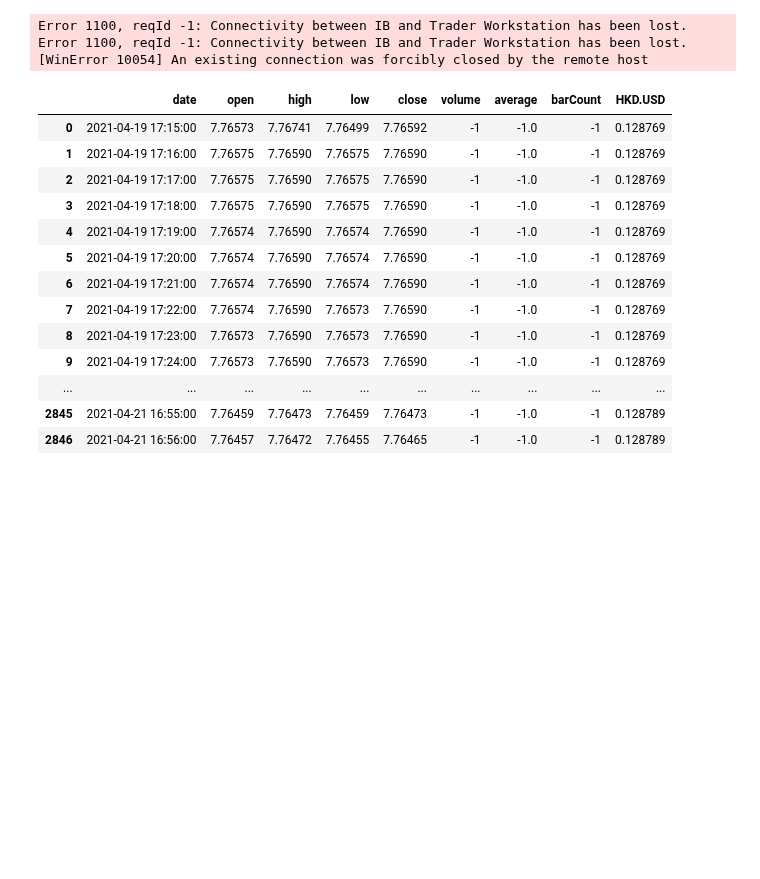
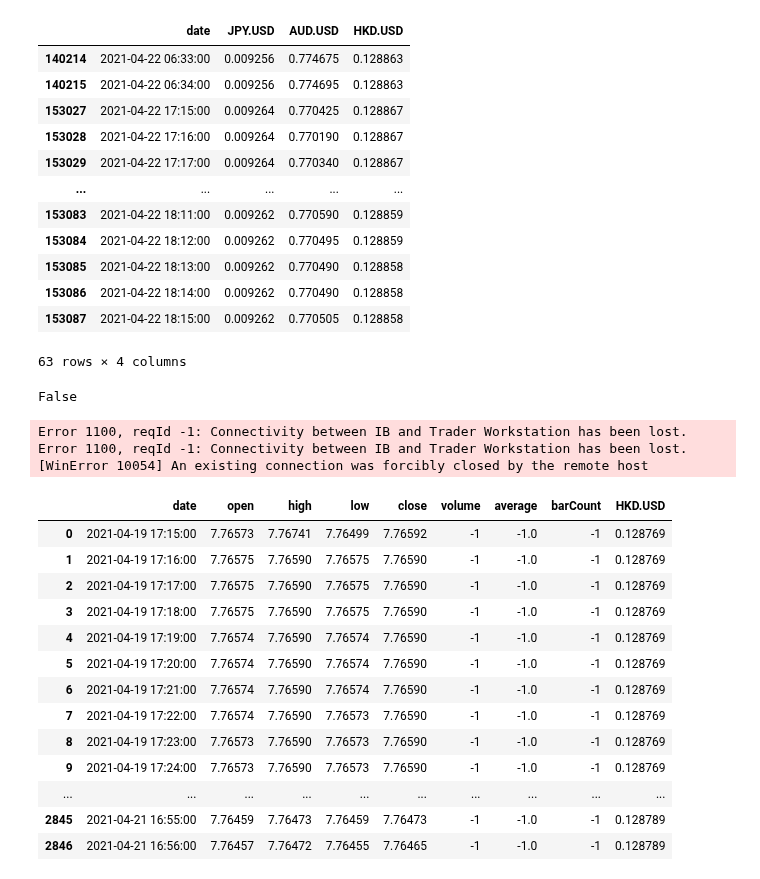
Before and after one commit to jh-lor/ADRPairsTrading, a Jupyter notebook: Live Trading Implementation.ipynb, the cells around one changed output. Cells and saved outputs as stored; diff of their text form; code cells hidden in the pictures; blank space fills up the shorter version.

```diff
--- a/Live Trading Implementation.ipynb
+++ b/Live Trading Implementation.ipynb
@@ -508,0 +551,16 @@ for (country, adr) in list_pairs:
+# %%
+df_forex[df_forex["date"] >= "2021-04-22 06:33:00"]
+# %% [output]
+|  | date | JPY.USD | AUD.USD | HKD.USD |
+| 140214 | 2021-04-22 06:33:00 | 0.009256 | 0.774675 | 0.128863 |
+| 140215 | 2021-04-22 06:34:00 | 0.009256 | 0.774695 | 0.128863 |
+| 153027 | 2021-04-22 17:15:00 | 0.009264 | 0.770425 | 0.128867 |
+| 153028 | 2021-04-22 17:16:00 | 0.009264 | 0.770190 | 0.128867 |
+| 153029 | 2021-04-22 17:17:00 | 0.009264 | 0.770340 | 0.128867 |
+| ... | ... | ... | ... | ... |
+| 153083 | 2021-04-22 18:11:00 | 0.009262 | 0.770590 | 0.128859 |
+| 153084 | 2021-04-22 18:12:00 | 0.009262 | 0.770495 | 0.128859 |
+| 153085 | 2021-04-22 18:13:00 | 0.009262 | 0.770490 | 0.128858 |
+| 153086 | 2021-04-22 18:14:00 | 0.009262 | 0.770490 | 0.128858 |
+| 153087 | 2021-04-22 18:15:00 | 0.009262 | 0.770505 | 0.128858 |
+63 rows × 4 columns
@@ -509 +575,40 @@ for (country, adr) in list_pairs:
+# %%
+for country, adr in list_pairs:
+    ticker_ADR, ticker_underlying = adr.split("_")
+    diff_record = deque(maxlen = 2*hp_dict[(country, adr)]["lookback"])
+    for idx, row in df_global.iterrows():
+        if bef_us_open():
+            if idx > 0:
+                prev_row = df_global.loc[idx - 1]
+                # Append Asian Open data
+                adr_price = prev_row[f"adr_{ticker_ADR}_close_per_unit"]
+                stock_adjusted_price = prev_row[f"underlying_{ticker_underlying}_close_per_unit"]*row
+                diff_record.append(adr_price - stock_adjusted_price)
+
+                # Append US Open data
+                adr_price =
+                stock_adjusted_price =
+                diff_record.append(adr_price - stock_adjusted_price)
+
+        elif bef_asian_open():
+            if idx > 0 and idx < len(df_global):
+                prev_row = df_global.loc[idx - 1]
+                next_row = df_global.loc[idx + 1]
+
+                # Append US Open data
+                adr_price =
+                stock_adjusted_price =
+                diff_record.append(adr_price - stock_adjusted_price)
+
+                # Append Asian Open data
+                adr_price =
+                stock_adjusted_price =
+                diff_record.append(adr_price - stock_adjusted_price)
+
+    diff_record_dict[(country,adr)] = diff_record
+    mean = np.array(diff_record).mean()
+    std = np.array(diff_record).std()
+    zscore = (diff_record[-1] - mean)/std
+# %% [output]
+False
 # %%
```
Also changed, not shown: parts of 15 cells of this notebook.
